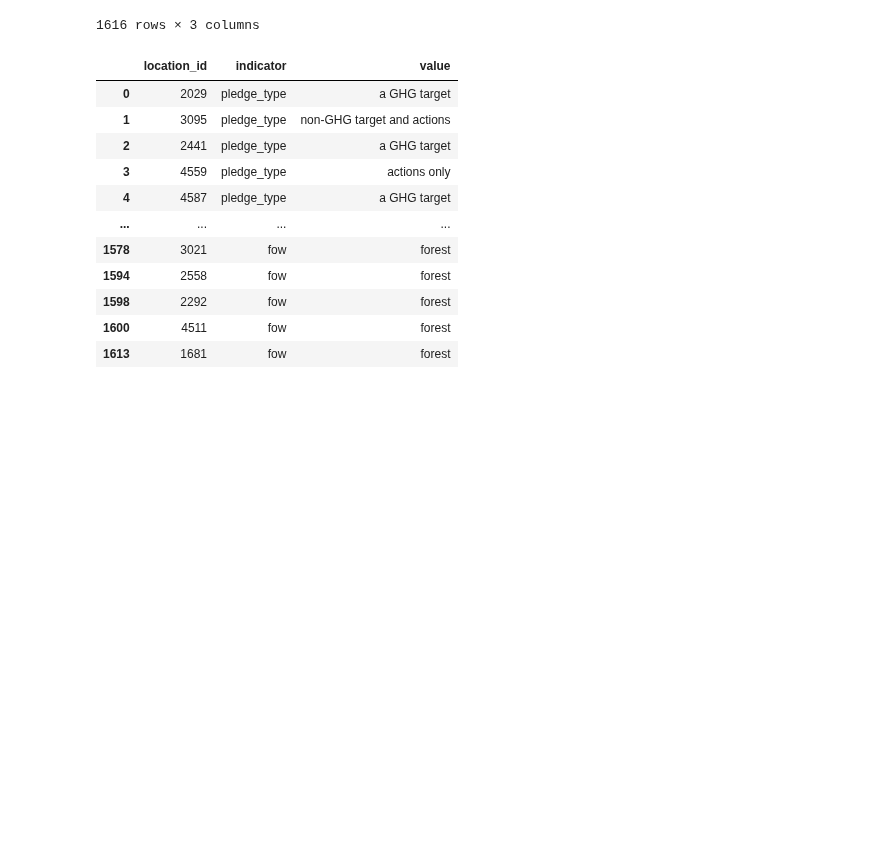
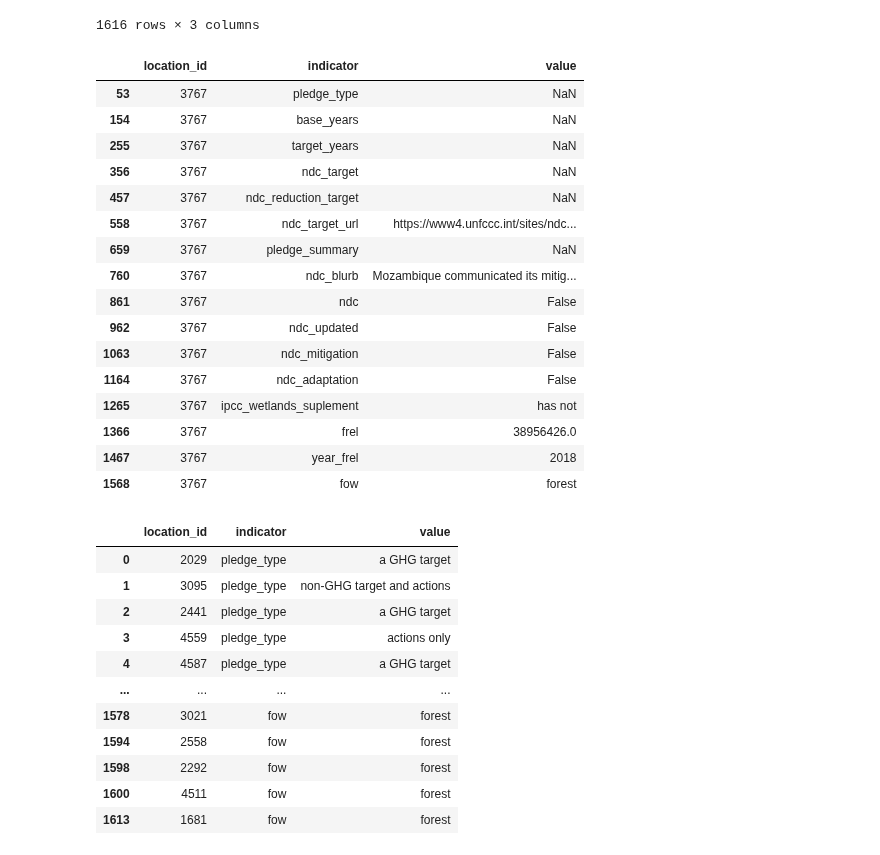
Before and after one commit to Vizzuality/mangrove-atlas, a Jupyter notebook: data/notebooks/Lab/data_processing/widgets-v2/international_status_data_processing.ipynb, the cells around one changed output. Drawn from its saved outputs; the diff is of its cells as text; code cells hidden in the pictures; blank space fills up the shorter version.

Commit message:
cleaning final data for international status

```diff
--- a/data/notebooks/Lab/data_processing/widgets-v2/international_status_data_processing.ipynb
+++ b/data/notebooks/Lab/data_processing/widgets-v2/international_status_data_processing.ipynb
@@ -523,3 +544,5 @@ final_data.head()
+# %%
+final_data['ndc_target'] = final_data['ndc_target'].str.replace('na','')
 # %%
 final_data_long = pd.melt(final_data,id_vars='location_id').rename(columns={'variable':'indicator'})
 final_data_long
@@ -537,5 +560,25 @@ final_data_long
 | 1614 | 3037 | fow |  |
 | 1615 | 2690 | fow |  |
 1616 rows × 3 columns
+# %%
+final_data_long[final_data_long['location_id'] == 3767]
+# %% [output]
+|  | location_id | indicator | value |
+| 53 | 3767 | pledge_type | NaN |
+| 154 | 3767 | base_years | NaN |
+| 255 | 3767 | target_years | NaN |
+| 356 | 3767 | ndc_target | NaN |
+| 457 | 3767 | ndc_reduction_target | NaN |
+| 558 | 3767 | ndc_target_url | https://www4.unfccc.int/sites/ndc... |
+| 659 | 3767 | pledge_summary | NaN |
+| 760 | 3767 | ndc_blurb | Mozambique communicated its mitig... |
+| 861 | 3767 | ndc | False |
+| 962 | 3767 | ndc_updated | False |
+| 1063 | 3767 | ndc_mitigation | False |
+| 1164 | 3767 | ndc_adaptation | False |
+| 1265 | 3767 | ipcc_wetlands_suplement | has not |
+| 1366 | 3767 | frel | 38956426.0 |
+| 1467 | 3767 | year_frel | 2018 |
+| 1568 | 3767 | fow | forest |
 # %%
 final_data_long = final_data_long[final_data_long.value != '']
```
Also changed, not shown: parts of 2 cells of this notebook.
